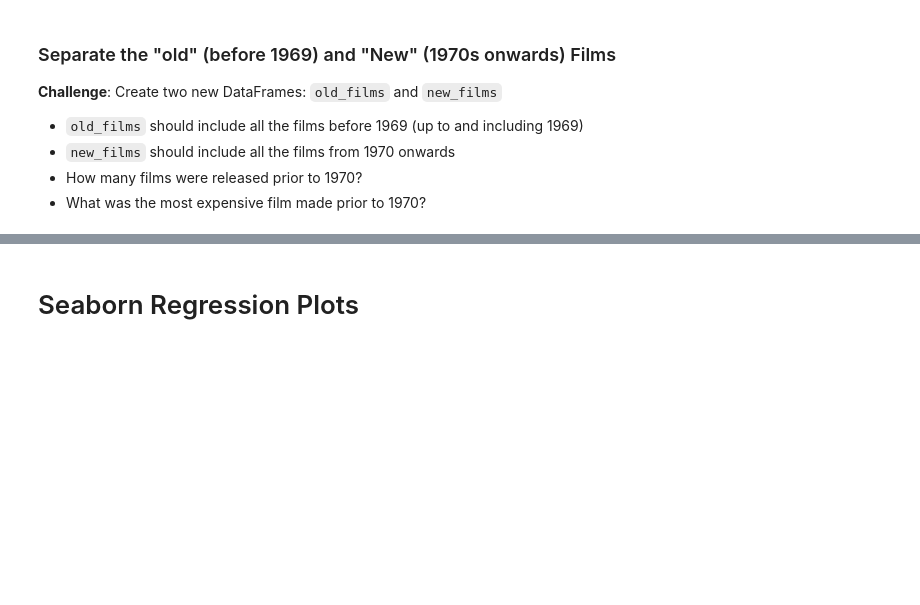
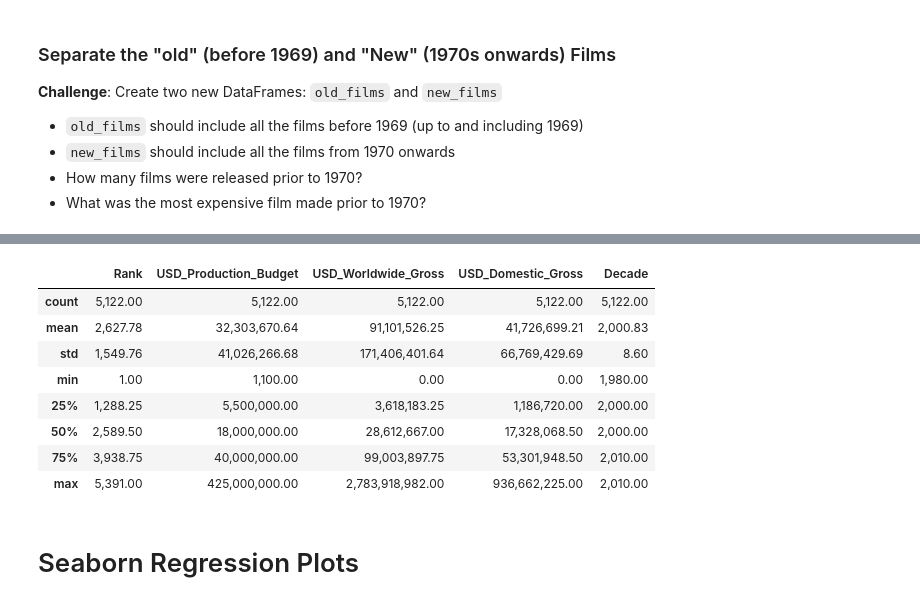
Before and after one commit to archie122/100-days-of-code, a Jupyter notebook: Day_73/Seaborn_and_Linear_Regression_(start).ipynb, the cells around one changed output, grey strips where cells are left out. Cells and saved outputs as stored; diff of their text form; code cells hidden in the pictures; blank space fills up the shorter version.

```diff
--- a/Day_73/Seaborn_and_Linear_Regression_(start).ipynb
+++ b/Day_73/Seaborn_and_Linear_Regression_(start).ipynb
@@ -350,2 +376,15 @@ Here's how:
+# %%
+new_films = data_clean[data_clean.Decade > 1970]
+new_films.describe()
+# %% [output]
+|  | Rank | USD_Production_Budget | USD_Worldwide_Gross | USD_Domestic_Gross | Decade |
+| count | 5,122.00 | 5,122.00 | 5,122.00 | 5,122.00 | 5,122.00 |
+| mean | 2,627.78 | 32,303,670.64 | 91,101,526.25 | 41,726,699.21 | 2,000.83 |
+| std | 1,549.76 | 41,026,266.68 | 171,406,401.64 | 66,769,429.69 | 8.60 |
+| min | 1.00 | 1,100.00 | 0.00 | 0.00 | 1,980.00 |
+| 25% | 1,288.25 | 5,500,000.00 | 3,618,183.25 | 1,186,720.00 | 2,000.00 |
+| 50% | 2,589.50 | 18,000,000.00 | 28,612,667.00 | 17,328,068.50 | 2,000.00 |
+| 75% | 3,938.75 | 40,000,000.00 | 99,003,897.75 | 53,301,948.50 | 2,010.00 |
+| max | 5,391.00 | 425,000,000.00 | 2,783,918,982.00 | 936,662,225.00 | 2,010.00 |
 # %% [markdown]
 # Seaborn Regression Plots
```
Also changed, not shown: parts of 13 cells of this notebook.
